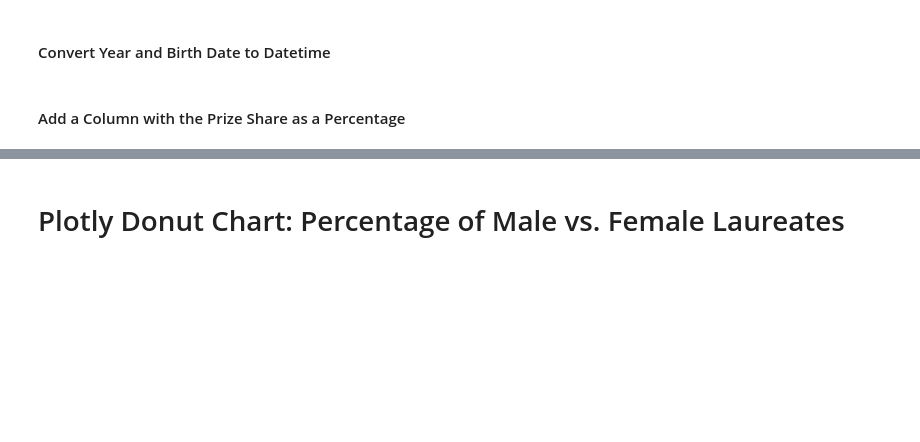
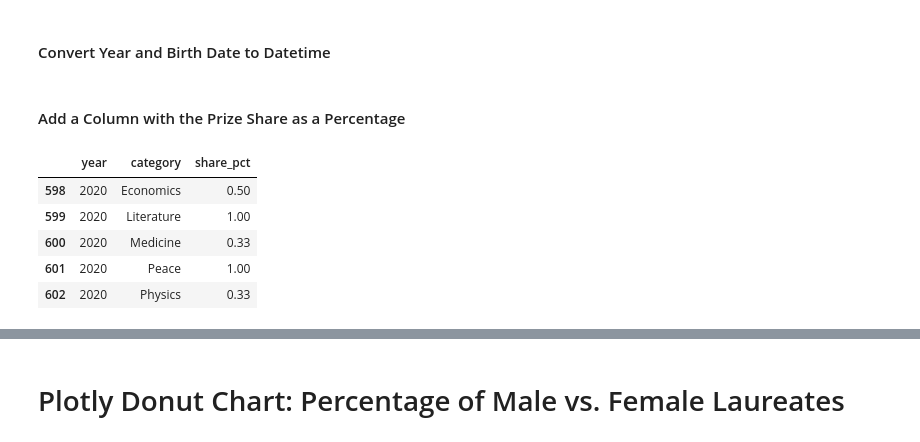
Before and after one commit to tomweinandy/100DaysOfCode, a Jupyter notebook: Projects/Day078/Nobel_Prize_Analysis.ipynb, the cells around one changed output, grey strips where cells are left out. Saved outputs shown, nothing was run; the diff lists cells and outputs as text; code cells hidden in the pictures; blank space fills up the shorter version.

```diff
--- a/Projects/Day078/Nobel_Prize_Analysis.ipynb
+++ b/Projects/Day078/Nobel_Prize_Analysis.ipynb
@@ -70,2 +144,17 @@ Caveats: The exact birth dates for Michael Houghton, Venkatraman Ramakrishnan, a
 # %% [markdown]
 #### Add a Column with the Prize Share as a Percentage
+# %%
+# Create a grouped dataframe based on the number of awardees in each category-year (e.g., the two winners of the econ prize in 2020 each have a 50% share of the prize)
+# UPDATE: Apparently there was a "prize_share" variable that made these proceeding steps unnecessarily complicated. Oh well.
+df_grouped = df_dated.groupby(['year', 'category']).count()
+df_grouped['share_pct'] = 1/df_grouped['full_name']
+df_grouped = df_grouped['share_pct']
+df_grouped = df_grouped.reset_index()
+df_grouped.tail()
+# %% [output]
+|  | year | category | share_pct |
+| 598 | 2020 | Economics | 0.50 |
+| 599 | 2020 | Literature | 1.00 |
+| 600 | 2020 | Medicine | 0.33 |
+| 601 | 2020 | Peace | 1.00 |
+| 602 | 2020 | Physics | 0.33 |
```
Also changed, not shown: parts of 9 cells of this notebook.
